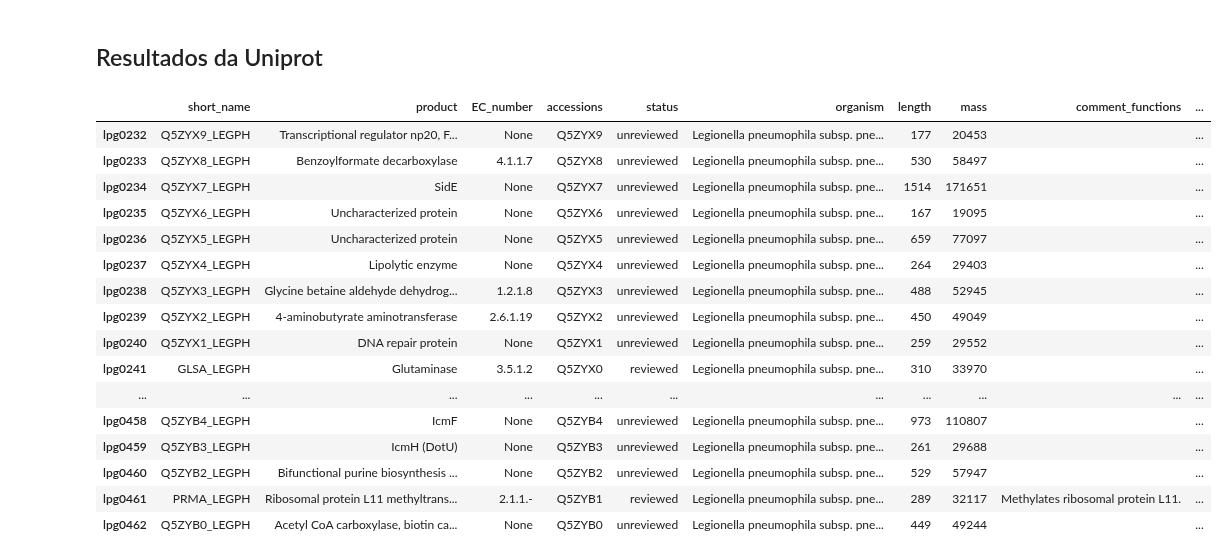
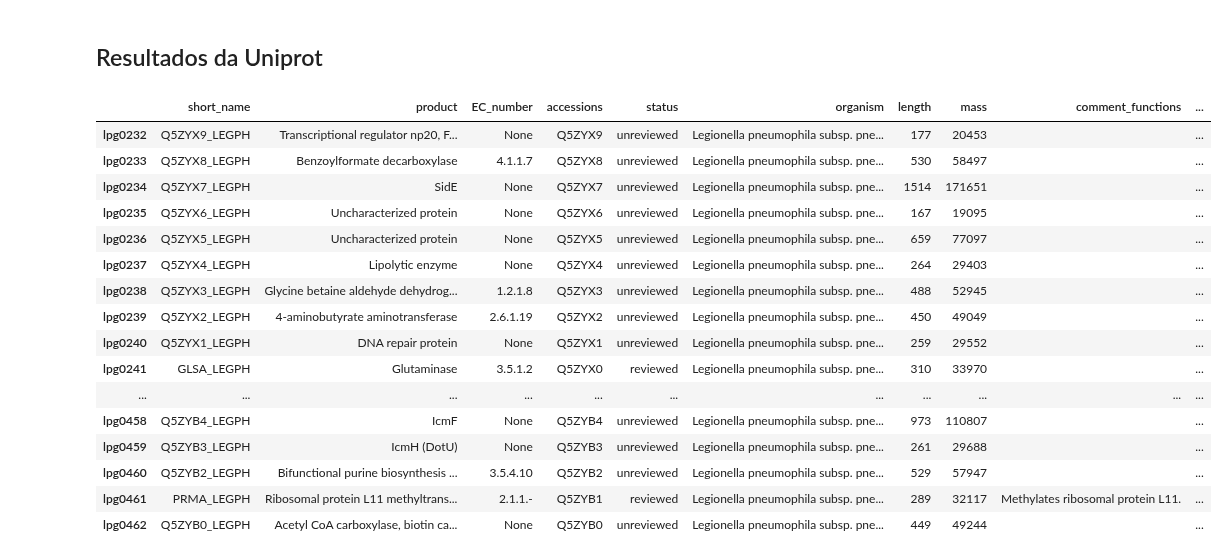
Before and after one commit to vitorenesduarte/bionella, a Jupyter notebook: site/uniprot_results.ipynb, the cells around one changed output. Saved outputs shown, nothing was run; the diff lists cells and outputs as text; code cells hidden in the pictures.

```diff
--- a/site/uniprot_results.ipynb
+++ b/site/uniprot_results.ipynb
@@ -57,7 +57,8 @@ def main():
         "comment_functions",
         "locations",
         "molecular_functions",
-        "pdbs"
+        "pdbs",
+        "modified_residues"
     ]
 
     columns_to_show = [
@@ -71,34 +72,35 @@ def main():
         "mass",
         "comment_functions",
         "molecular_functions",
         "biological_processes",
         "locations",
         "cofactors",
-        "pdbs"
+        "pdbs",
+        "modified_residues"
     ]
 
     df = pd.DataFrame(uniprots).transpose()
     for p in columns_to_itemize:
         df[p] = df[p].apply(itemize)
     display(HTML(df[columns_to_show].to_html(escape=False)))
 
 
 main()
 # %% [output]
 |  | short_name | product | EC_number | accessions | status | organism | length | mass | comment_functions | ... |
 | lpg0232 | Q5ZYX9_LEGPH | Transcriptional regulator np20, F... | None | Q5ZYX9 | unreviewed | Legionella pneumophila subsp. pne... | 177 | 20453 |  | ... |
 | lpg0233 | Q5ZYX8_LEGPH | Benzoylformate decarboxylase | 4.1.1.7 | Q5ZYX8 | unreviewed | Legionella pneumophila subsp. pne... | 530 | 58497 |  | ... |
 | lpg0234 | Q5ZYX7_LEGPH | SidE | None | Q5ZYX7 | unreviewed | Legionella pneumophila subsp. pne... | 1514 | 171651 |  | ... |
 | lpg0235 | Q5ZYX6_LEGPH | Uncharacterized protein | None | Q5ZYX6 | unreviewed | Legionella pneumophila subsp. pne... | 167 | 19095 |  | ... |
 | lpg0236 | Q5ZYX5_LEGPH | Uncharacterized protein | None | Q5ZYX5 | unreviewed | Legionella pneumophila subsp. pne... | 659 | 77097 |  | ... |
 | lpg0237 | Q5ZYX4_LEGPH | Lipolytic enzyme | None | Q5ZYX4 | unreviewed | Legionella pneumophila subsp. pne... | 264 | 29403 |  | ... |
 | lpg0238 | Q5ZYX3_LEGPH | Glycine betaine aldehyde dehydrog... | 1.2.1.8 | Q5ZYX3 | unreviewed | Legionella pneumophila subsp. pne... | 488 | 52945 |  | ... |
 | lpg0239 | Q5ZYX2_LEGPH | 4-aminobutyrate aminotransferase | 2.6.1.19 | Q5ZYX2 | unreviewed | Legionella pneumophila subsp. pne... | 450 | 49049 |  | ... |
 | lpg0240 | Q5ZYX1_LEGPH | DNA repair protein | None | Q5ZYX1 | unreviewed | Legionella pneumophila subsp. pne... | 259 | 29552 |  | ... |
 | lpg0241 | GLSA_LEGPH | Glutaminase | 3.5.1.2 | Q5ZYX0 | reviewed | Legionella pneumophila subsp. pne... | 310 | 33970 |  | ... |
 | ... | ... | ... | ... | ... | ... | ... | ... | ... | ... | ... |
 | lpg0458 | Q5ZYB4_LEGPH | IcmF | None | Q5ZYB4 | unreviewed | Legionella pneumophila subsp. pne... | 973 | 110807 |  | ... |
 | lpg0459 | Q5ZYB3_LEGPH | IcmH (DotU) | None | Q5ZYB3 | unreviewed | Legionella pneumophila subsp. pne... | 261 | 29688 |  | ... |
-| lpg0460 | Q5ZYB2_LEGPH | Bifunctional purine biosynthesis ... | None | Q5ZYB2 | unreviewed | Legionella pneumophila subsp. pne... | 529 | 57947 |  | ... |
+| lpg0460 | Q5ZYB2_LEGPH | Bifunctional purine biosynthesis ... | 3.5.4.10 | Q5ZYB2 | unreviewed | Legionella pneumophila subsp. pne... | 529 | 57947 |  | ... |
 | lpg0461 | PRMA_LEGPH | Ribosomal protein L11 methyltrans... | 2.1.1.- | Q5ZYB1 | reviewed | Legionella pneumophila subsp. pne... | 289 | 32117 | Methylates ribosomal protein L11. | ... |
 | lpg0462 | Q5ZYB0_LEGPH | Acetyl CoA carboxylase, biotin ca... | None | Q5ZYB0 | unreviewed | Legionella pneumophila subsp. pne... | 449 | 49244 |  | ... |
```
Also changed, not shown: 7 other files.
